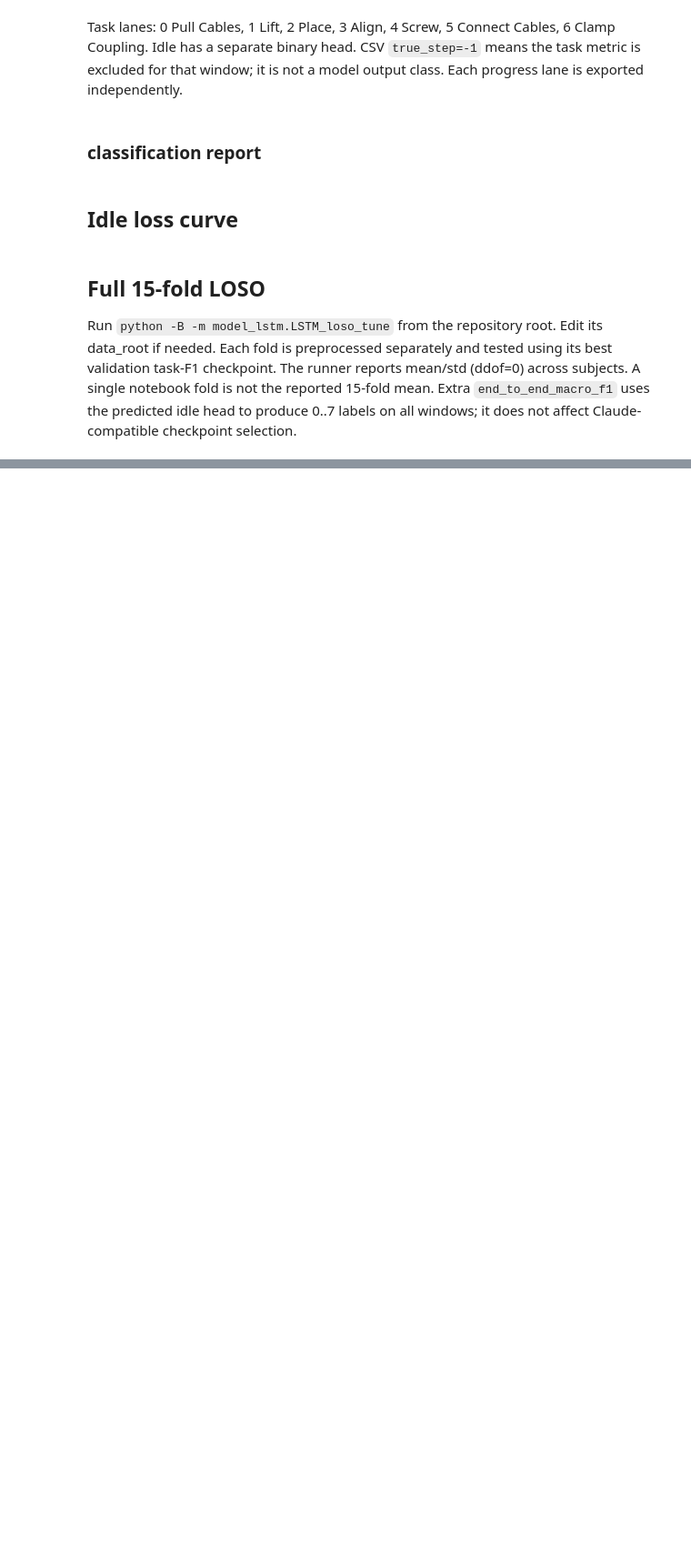
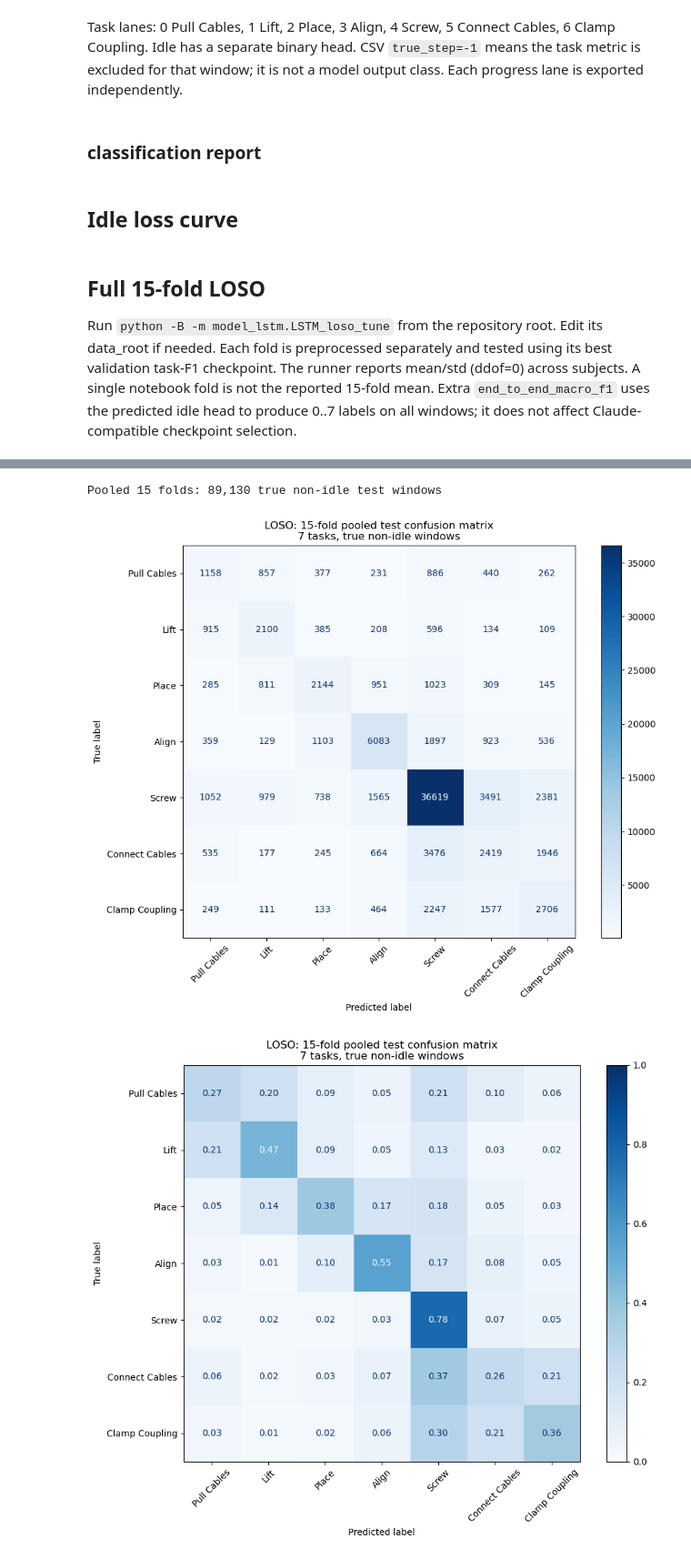
Before and after one commit to Lo122/LSTM_HRC, a Jupyter notebook: model_lstm/LSTM_train_mirror_tune.ipynb, the cells around one changed output, grey strips where cells are left out. Shown at 91% size. Saved outputs shown, nothing was run; the diff lists cells and outputs as text; code cells hidden in the pictures; blank space fills up the shorter version.

Commit message:
loso

```diff
--- a/model_lstm/LSTM_train_mirror_tune.ipynb
+++ b/model_lstm/LSTM_train_mirror_tune.ipynb
@@ -511,7 +511,7 @@ for normalize, suffix, values_format in [(None, "", "d"), ("true", "_norm", ".2f
     ConfusionMatrixDisplay.from_predictions(
         active_predictions.true_step, active_predictions.pred_step, labels=range(7),
         display_labels=TASK_NAMES, normalize=normalize, values_format=values_format,
-        xticks_rotation=45, ax=ax,
+        xticks_rotation=45, ax=ax,cmap="Blues"
     )
     ax.set_title("Test tasks, true non-idle windows")
     fig.tight_layout()
@@ -563,0 +571,53 @@ Extra `end_to_end_macro_f1` uses the predicted idle head to produce 0..7 labels
+# %%
+from pathlib import Path
+import matplotlib.pyplot as plt
+import numpy as np
+import pandas as pd
+from sklearn.metrics import ConfusionMatrixDisplay, confusion_matrix
+
+# Select one completed LOSO run; no model loading or retraining is needed.
+loso_root = next(p for p in (Path.cwd(), *Path.cwd().parents)
+                 if (p / "model_lstm" / "LSTM_loso_tune.py").exists())
+loso_run_dir = loso_root / "model_lstm" / "runs_3d_tune" / "L1_LOSO_2026-09-29_11-19-36_618304"
+loso_task_names = [
+    "Pull Cables", "Lift", "Place", "Align", "Screw", "Connect Cables", "Clamp Coupling",
+]
+loso_csv_paths = [loso_run_dir / f"fold_{uid:02d}" / "test_predictions.csv"
+                  for uid in range(1, 16)]
+missing = [str(path) for path in loso_csv_paths if not path.is_file()]
+if missing:
+    raise FileNotFoundError("All 15 folds are required; missing CSVs:\n" + "\n".join(missing))
+
+# Pool raw counts first. Filter by TRUE idle, not the model's idle prediction.
+loso_cm = np.zeros((7, 7), dtype=np.int64)
+for path in loso_csv_paths:
+    frame = pd.read_csv(path, usecols=["true_step", "pred_step", "true_idle"])
+    if not frame["true_idle"].isin([0, 1]).all():
+        raise ValueError(f"Invalid true_idle labels: {path}")
+    active = frame.loc[frame["true_idle"] == 0, ["true_step", "pred_step"]]
+    if active.empty or not active.isin(range(7)).all().all():
+        raise ValueError(f"Expected non-idle step labels 0..6: {path}")
+    loso_cm += confusion_matrix(active["true_step"], active["pred_step"], labels=range(7))
+
+loso_support = loso_cm.sum(axis=1, keepdims=True)
+loso_cm_norm = np.divide(loso_cm, loso_support, out=np.zeros((7, 7)), where=loso_support != 0)
+print(f"Pooled 15 folds: {loso_cm.sum():,} true non-idle test windows")
+for matrix, suffix, fmt in [(loso_cm, "", "d"), (loso_cm_norm, "_norm", ".2f")]:
+    table = pd.DataFrame(matrix, index=loso_task_names, columns=loso_task_names)
+    table.index.name = "true_step"
+    table.columns.name = "predicted_step"
+    table.to_csv(loso_run_dir / f"loso_step_confusion_matrix{suffix}.csv")
+    fig, ax = plt.subplots(figsize=(10, 8))
+    display = ConfusionMatrixDisplay(matrix, display_labels=loso_task_names)
+    display.plot(ax=ax, cmap="Blues", values_format=fmt, xticks_rotation=45,
+                 im_kw={"vmin": 0, "vmax": 1} if suffix else None)
+    ax.set_title("LOSO: 15-fold pooled test confusion matrix\n7 tasks, true non-idle windows")
+    fig.tight_layout()
+    fig.savefig(loso_run_dir / f"loso_step_confusion_matrix{suffix}.png", dpi=200)
+    plt.show()
+    plt.close(fig)
+print(f"Saved count/row-normalized CSVs and plots to: {loso_run_dir}")
+# %% [output]
+Pooled 15 folds: 89,130 true non-idle test windows
+[figure, added]
+[figure, added]
```
Also changed, not shown: parts of 2 cells of this notebook, 42 other files.
